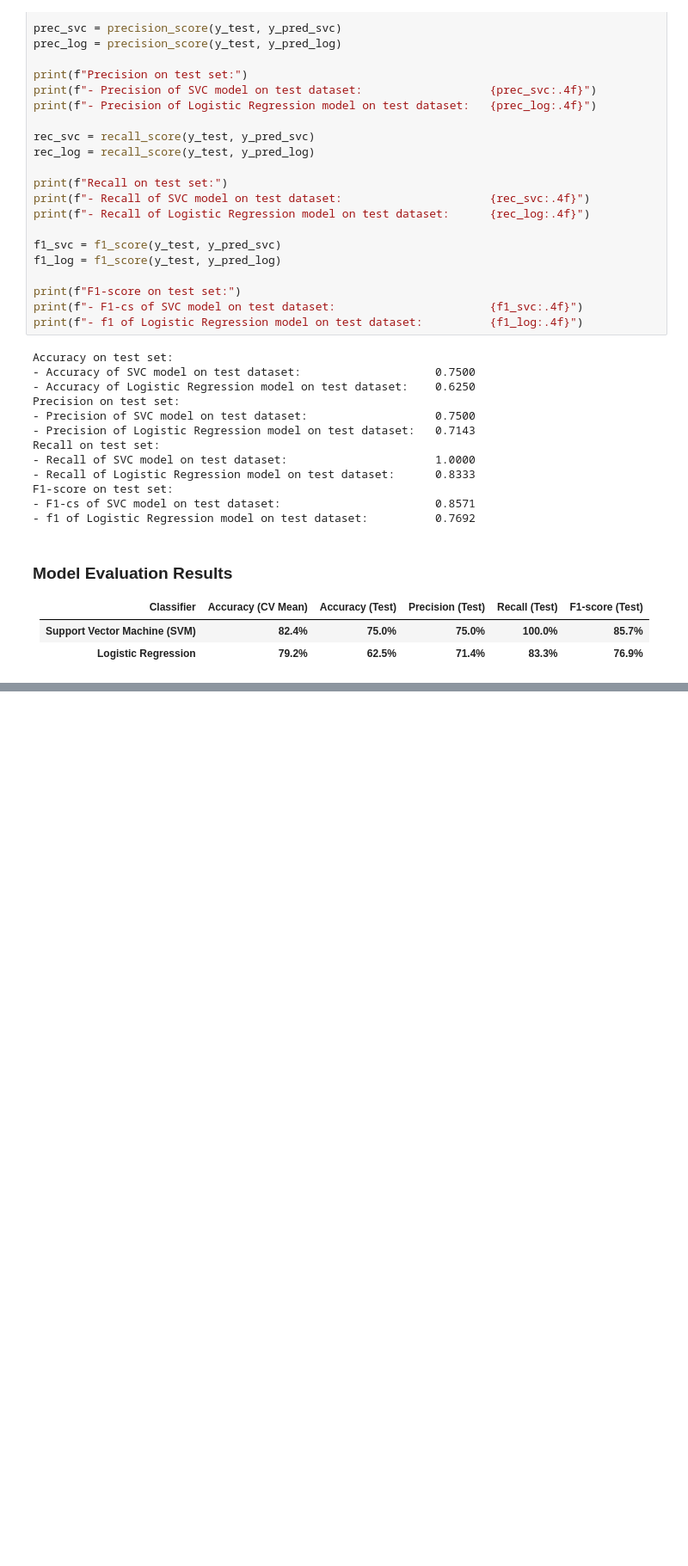
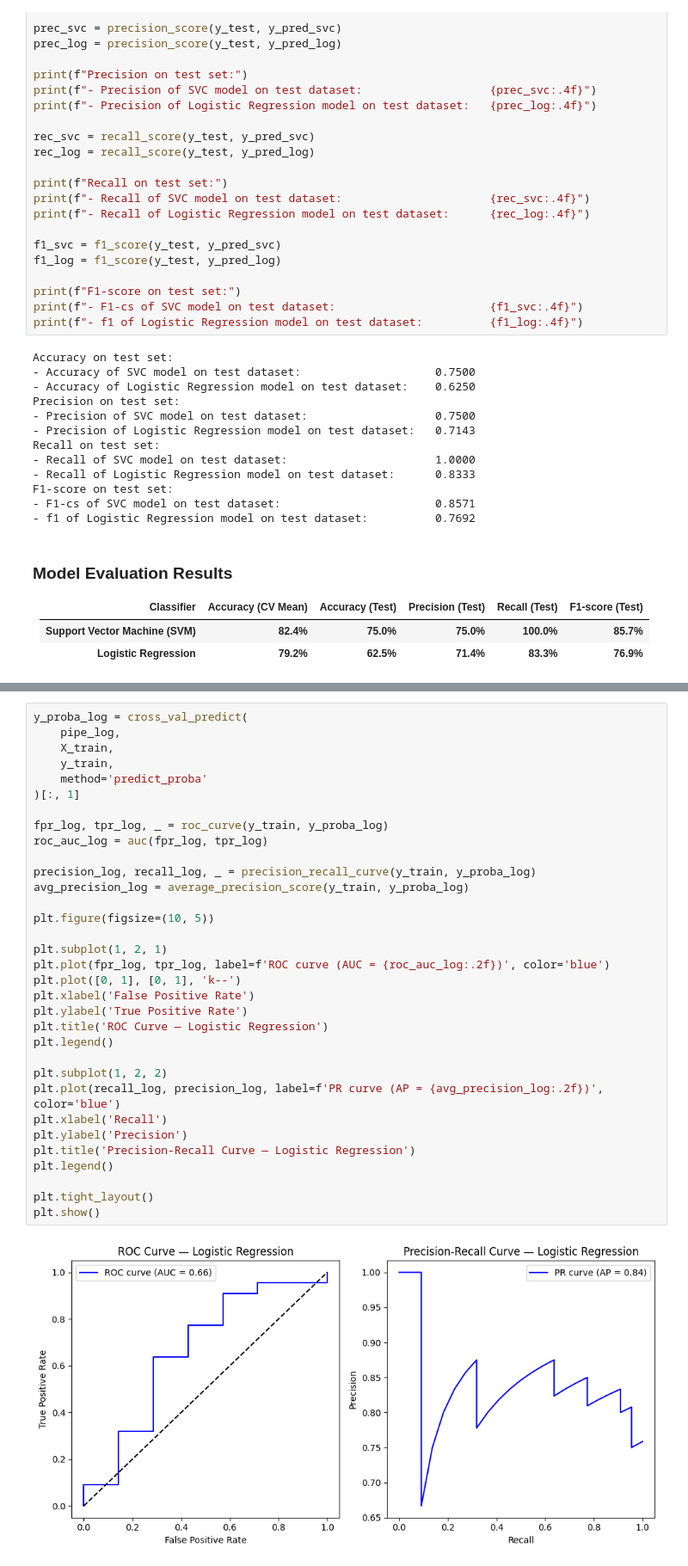
Before and after one commit to tomstepien/AI_MED_Recruitment, a Jupyter notebook: cardiomegaly.ipynb, the cells around one changed output, grey strips where cells are left out. Shown: that part at 86% size. Drawn from its saved outputs; the diff is of its cells as text; blank space fills up the shorter version.

```diff
--- a/cardiomegaly.ipynb
+++ b/cardiomegaly.ipynb
@@ -226,0 +260,35 @@ To sum up, the **SVC model performed better** on this small dataset, benefiting
+# %%
+y_proba_log = cross_val_predict(
+    pipe_log,
+    X_train,
+    y_train,
+    method='predict_proba'
+)[:, 1]
+
+fpr_log, tpr_log, _ = roc_curve(y_train, y_proba_log)
+roc_auc_log = auc(fpr_log, tpr_log)
+
+precision_log, recall_log, _ = precision_recall_curve(y_train, y_proba_log)
+avg_precision_log = average_precision_score(y_train, y_proba_log)
+
+plt.figure(figsize=(10, 5))
+
+plt.subplot(1, 2, 1)
+plt.plot(fpr_log, tpr_log, label=f'ROC curve (AUC = {roc_auc_log:.2f})', color='blue')
+plt.plot([0, 1], [0, 1], 'k--')
+plt.xlabel('False Positive Rate')
+plt.ylabel('True Positive Rate')
+plt.title('ROC Curve — Logistic Regression')
+plt.legend()
+
+plt.subplot(1, 2, 2)
+plt.plot(recall_log, precision_log, label=f'PR curve (AP = {avg_precision_log:.2f})', color='blue')
+plt.xlabel('Recall')
+plt.ylabel('Precision')
+plt.title('Precision-Recall Curve — Logistic Regression')
+plt.legend()
+
+plt.tight_layout()
+plt.show()
+# %% [output]
+[figure, added]
```
Also changed, not shown: parts of 7 cells of this notebook, 1 other file.
